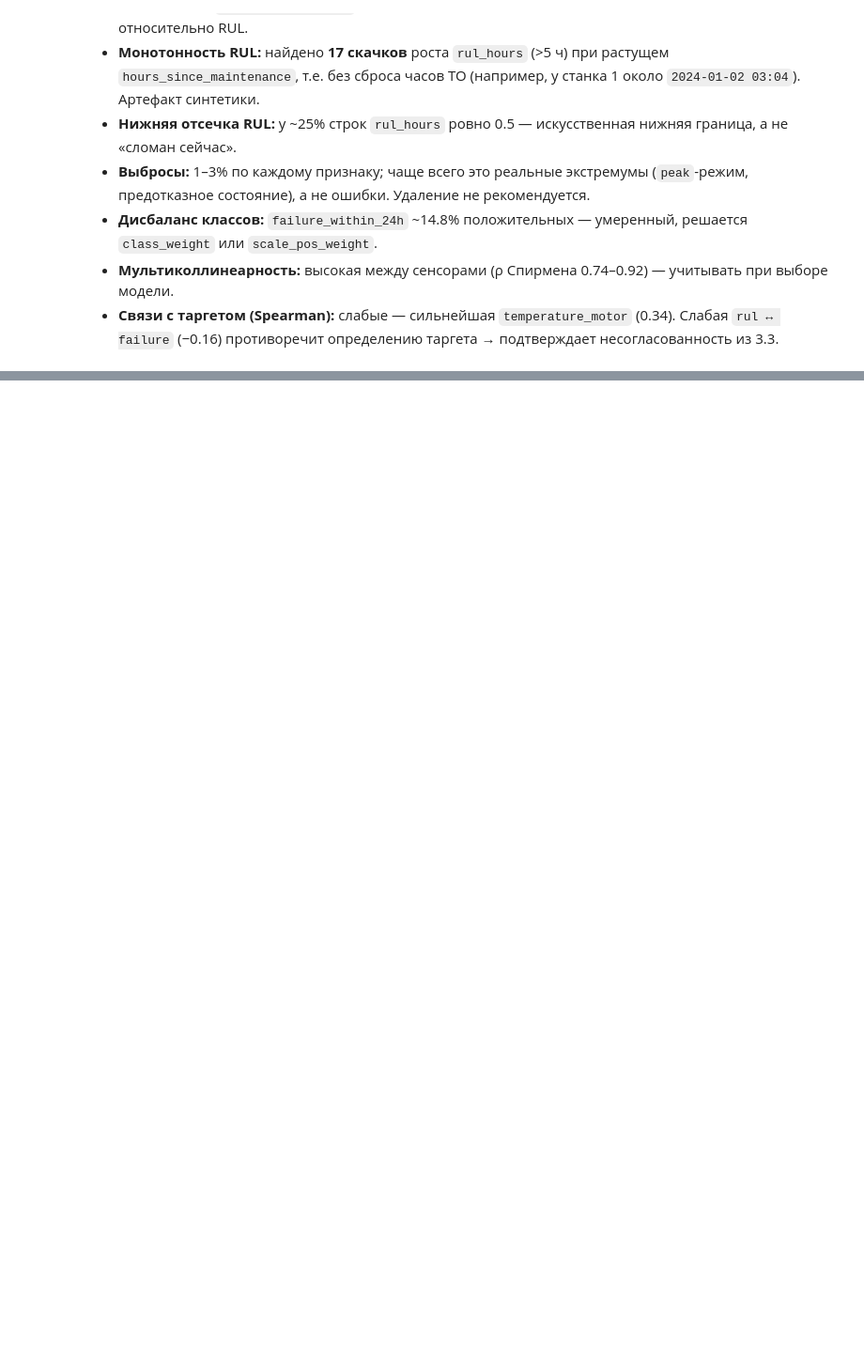
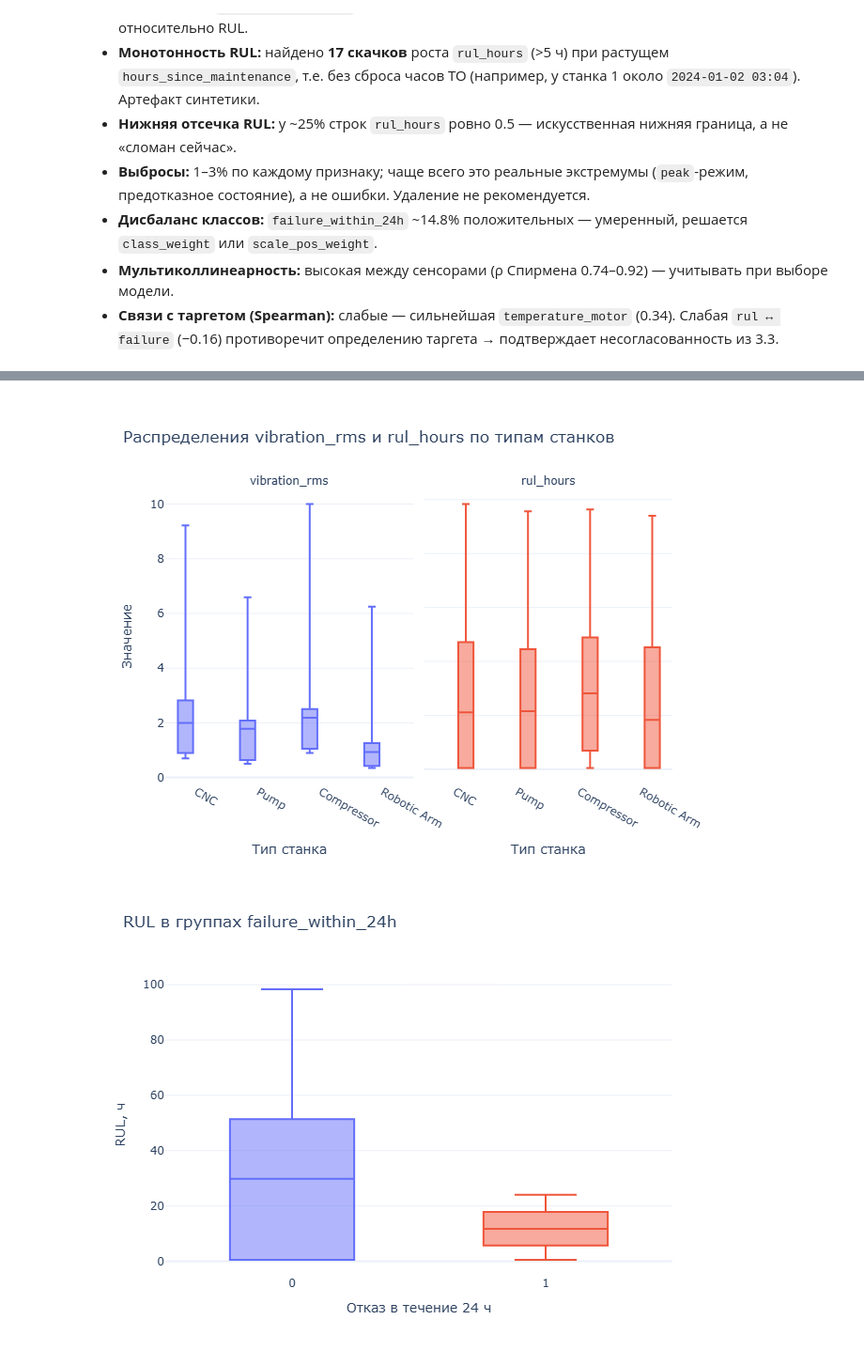
Before and after one commit to FStrike376/Industrial-Dataset, a Jupyter notebook: notebooks/EDA.ipynb, the cells around one changed output, grey strips where cells are left out. Shown at 94% size. Drawn from its saved outputs; the diff is of its cells as text; code cells hidden in the pictures; blank space fills up the shorter version.

```diff
--- a/notebooks/EDA.ipynb
+++ b/notebooks/EDA.ipynb
@@ -666,0 +701,25 @@ else:
+# %%
+box_long = df[["machine_type", "vibration_rms", "rul_hours"]].melt(
+    id_vars="machine_type", var_name="Показатель", value_name="Значение"
+).dropna()
+fig = px.box(
+    box_long, x="machine_type", y="Значение", color="Показатель",
+    facet_col="Показатель", points=False,
+    title="Распределения vibration_rms и rul_hours по типам станков",
+    labels={"machine_type":"Тип станка", "Значение":"Значение"}
+)
+fig.update_yaxes(matches=None)
+fig.for_each_annotation(lambda a: a.update(text=a.text.split("=")[-1]))
+fig.update_layout(showlegend=False)
+fig.show()
+
+fig = px.box(
+    df, x="failure_within_24h", y="rul_hours", color="failure_within_24h",
+    points=False, title="RUL в группах failure_within_24h",
+    labels={"failure_within_24h":"Отказ в течение 24 ч", "rul_hours":"RUL, ч"}
+)
+fig.update_layout(showlegend=False)
+fig.show()
+# %% [output]
+[figure, added]
+[figure, added]
```
Also changed, not shown: parts of 8 cells of this notebook, 2 other files.
